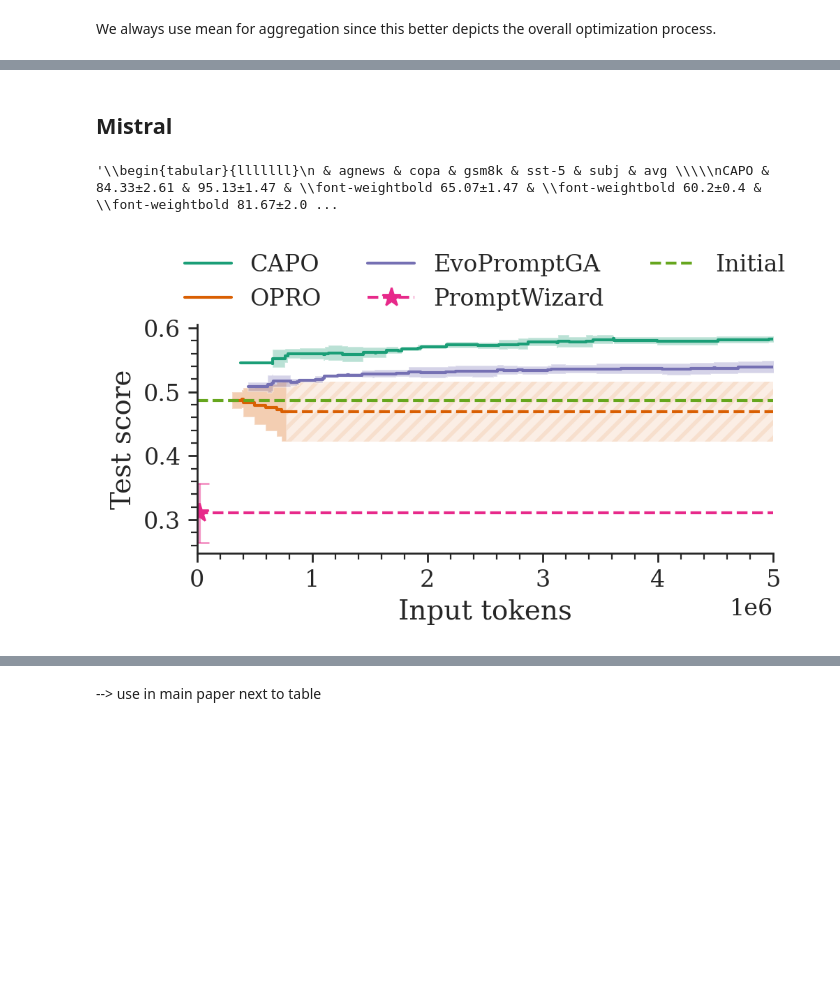
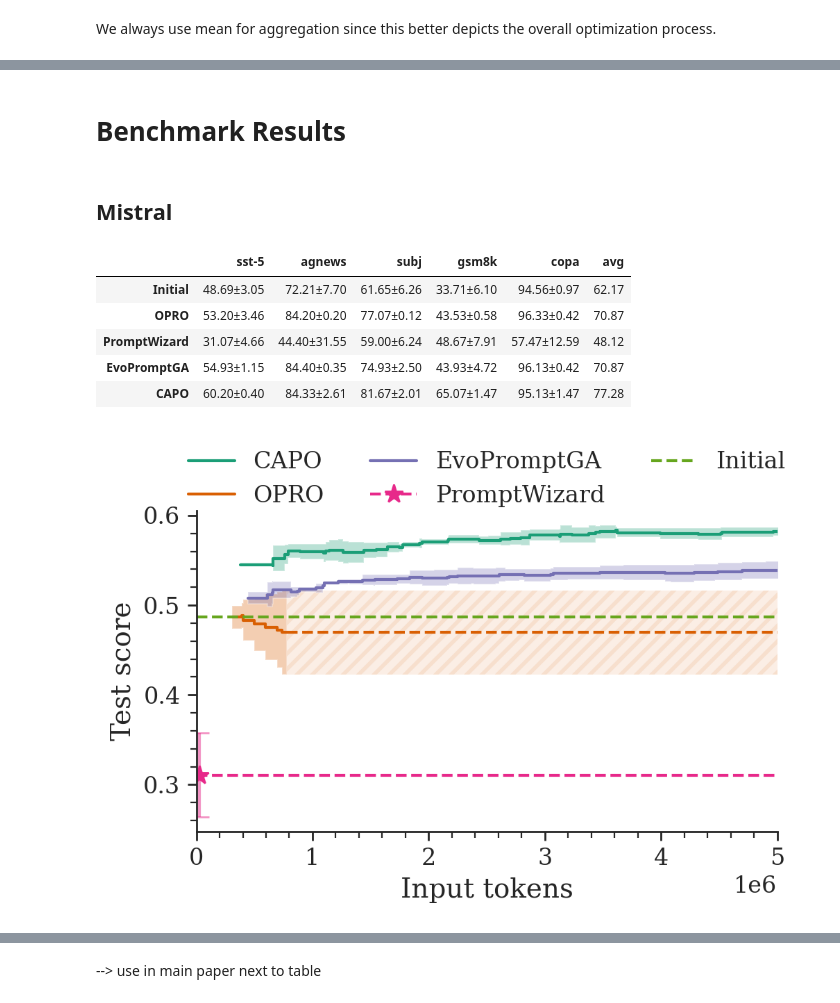
Before and after one commit to finitearth/capo, a Jupyter notebook: notebooks/paper_visualization/benchmarking_visualization.ipynb, the cells around one changed output, grey strips where cells are left out. Saved outputs shown, nothing was run; the diff lists cells and outputs as text; code cells hidden in the pictures; blank space fills up the shorter version.

Commit message:
extend visualization creation script for final paper visuals

```diff
--- a/notebooks/paper_visualization/benchmarking_visualization.ipynb
+++ b/notebooks/paper_visualization/benchmarking_visualization.ipynb
@@ -27,22 +36,30 @@ We always use mean for aggregation since this better depicts the overall optimiz
+# %% [markdown]
+# Benchmark Results
 # %% [markdown]
 ## Mistral
 # %%
-generate_comparison_table(DATASETS, OPTIMS, "mistral", path_prefix="../..").to_latex()
+generate_comparison_table(model="mistral", path_prefix="../..")
 # %% [output]
-'\\begin{tabular}{lllllll}\n & agnews & copa & gsm8k & sst-5 & subj & avg \\\\\nCAPO & 84.33±2.61 & 95.13±1.47 & \\font-weightbold 65.07±1.47 & \\font-weightbold 60.2±0.4 & \\font-weightbold 81.67±2.0 ...
+|  | sst-5 | agnews | subj | gsm8k | copa | avg |
+| Initial | 48.69±3.05 | 72.21±7.70 | 61.65±6.26 | 33.71±6.10 | 94.56±0.97 | 62.17 |
+| OPRO | 53.20±3.46 | 84.20±0.20 | 77.07±0.12 | 43.53±0.58 | 96.33±0.42 | 70.87 |
+| PromptWizard | 31.07±4.66 | 44.40±31.55 | 59.00±6.24 | 48.67±7.91 | 57.47±12.59 | 48.12 |
+| EvoPromptGA | 54.93±1.15 | 84.40±0.35 | 74.93±2.50 | 43.93±4.72 | 96.13±0.42 | 70.87 |
+| CAPO | 60.20±0.40 | 84.33±2.61 | 81.67±2.01 | 65.07±1.47 | 95.13±1.47 | 77.28 |
 # %%
 plot_population_scores_comparison(
     "sst-5",
     "mistral",
     OPTIMS,
     agg="mean",
     plot_seeds=False,
     plot_stddev=True,
     x_col="input_tokens_cum",
     path_prefix="../..",
+    figsize=(5.4, 3),
 );
 # %% [output]
-[figure, old version]
+[figure, new version]
 # %%
 plot_population_scores_comparison(
     "agnews",
```
Also changed, not shown: parts of 28 cells of this notebook, 24 other files.
